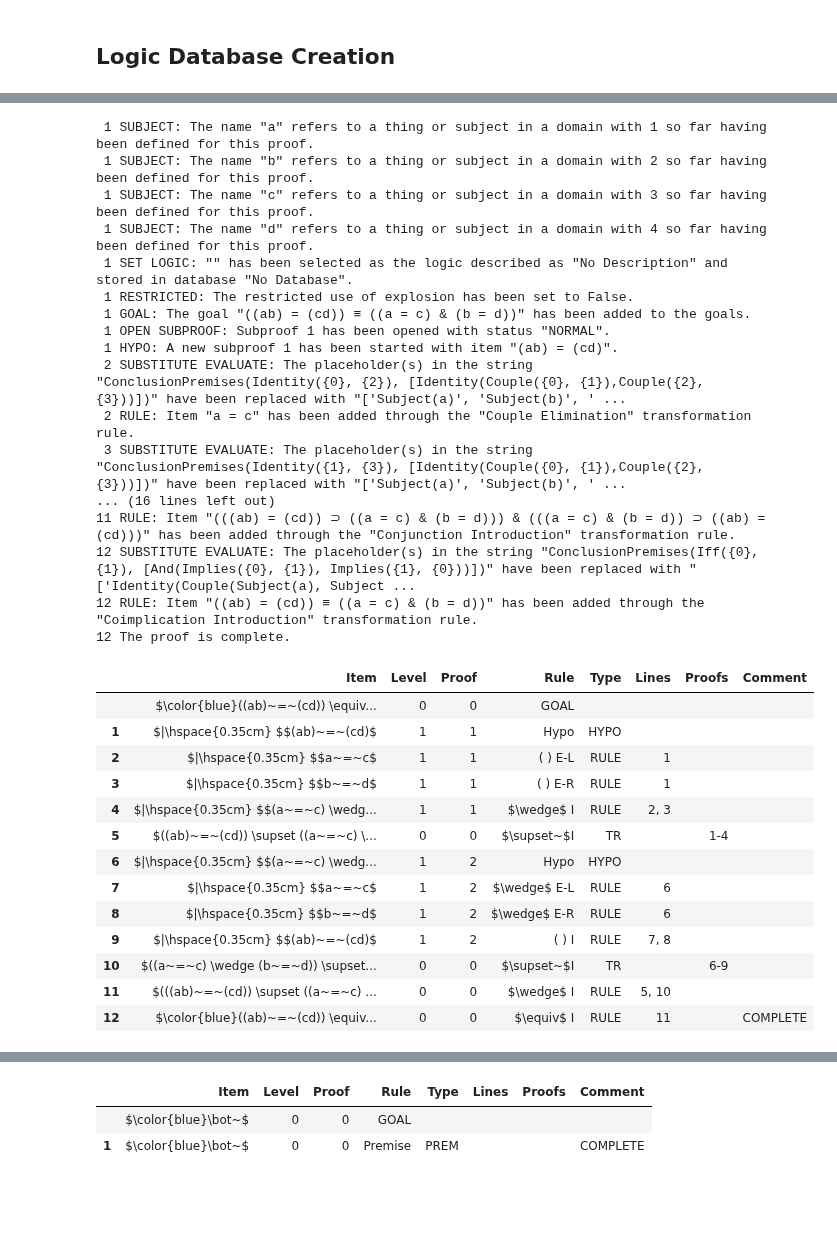
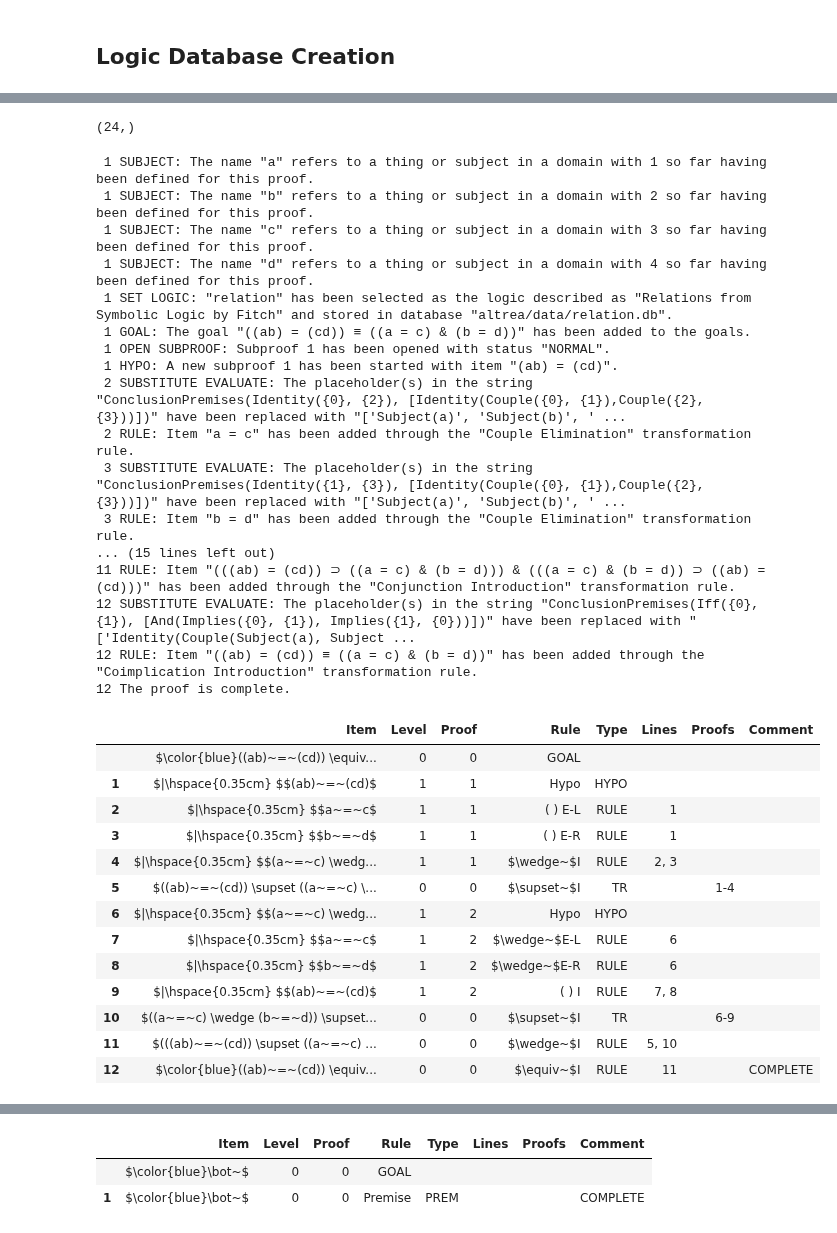
Before and after one commit to FrankHubeny/AltRea, a Jupyter notebook: relation.ipynb, the cells around one changed output, grey strips where cells are left out. Saved outputs shown, nothing was run; the diff lists cells and outputs as text; code cells hidden in the pictures; blank space fills up the shorter version.

```diff
--- a/relation.ipynb
+++ b/relation.ipynb
@@ -17,19 +36,14 @@ logic = 'relation'
 predicates = [
 ]
 connectives = [
-    (logic, 'And', 'Conjunction'),
-    (logic, 'Or', 'Disjunction'),
-    (logic, 'Not', 'Negation'),
-    (logic, 'Implies', 'Implication'),
-    (logic, 'Iff', 'Coimplication'),
+    (logic, "and", "&", "\\wedge~", "Logical And"),
+    (logic, "or", "|", "\\vee~", "Logical Or"),
+    (logic, "implies", ">", "\\supset~", "Material Implication"),
+    (logic, "equiv", "≡", "\\equiv~", "Material Equivalence"),
 ]
 rules = [
-    (logic, 's coimp intro', 'ConclusionPremises(StrictIff({0}, {1}), [Necessary(Iff({0}, {1}))])', '$\\backsimeq~$I', 'Strict Coimplication Introduction'),
-    (logic, 's coimp elim', 'ConclusionPremises(Necessary(Iff({0}, {1})), [StrictIff({0}, {1})])', '$\\backsimeq~$E', 'Strict Coimplication Elimination'),
     (logic, 'coimp intro', 'ConclusionPremises(Iff({0}, {1}), [And(Implies({0}, {1}), Implies({1}, {0}))])', '$\\equiv~$I', 'Coimplication Introduction'),
     (logic, 'coimp elim', 'ConclusionPremises(And(Implies({0}, {1}), Implies({1}, {0})), [Iff({0}, {1})])', '$\\equiv~$E', 'Coimplication Elimination'),
-    (logic, 's imp intro', 'ConclusionPremises(StrictImplies({0}, {1}), [Necessary(Implies({0}, {1}))])', '$\\prec~$I', 'Strict Implication Introduction'),
-    (logic, 's imp elim', 'ConclusionPremises(Necessary(Implies({0}, {1})), [StrictImplies({0}, {1})])', '$\\prec~$E', 'Strict Implication Elimination'),
     (logic, 'consistent intro', 'ConclusionPremises(ConsistentWith({0}, {1}), [Possibly(And({0}, {1}))])', '$\\circ~$I', 'Consistent With Introduction'),
     (logic, 'consistent elim', 'ConclusionPremises(Possibly(And({0}, {1})), [ConsistentWith({0}, {1})])', '$\\circ~$E', 'Consistent With Elimination'),
     (logic, 'imp elim', 'ConclusionPremises({1}, [{0}, Implies({0}, {1})])', '$\\supset~$E', 'Implication Elimination'),
@@ -47,6 +61,13 @@ rules = [
     (logic, "coup elim l", "ConclusionPremises(Identity({0}, {2}), [Identity(Couple({0}, {1}),Couple({2}, {3}))])", "( ) E-L", "Couple Elimination"),
     (logic, "coup elim r", "ConclusionPremises(Identity({1}, {3}), [Identity(Couple({0}, {1}),Couple({2}, {3}))])", "( ) E-R", "Couple Elimination"),
     (logic, "coup intro", "ConclusionPremises(Identity(Couple({0}, {2}), Couple({1}, {3})), [Identity({0},{1}), Identity({2},{3})])", "( ) I", "Couple Introduction"),
+    (logic, "ornot", "ConclusionPremises(Not(And({0}, {1})), [Or(Not({0}), Not({1}))])", "DM 1", "De Morgan Or-Not To Not-And",),
+    (logic, "notand", "ConclusionPremises(Or(Not({0}), Not({1})), [Not(And({0}, {1}))])", "DM 2", "De Morgan Not-And To Or-Not",),
+    (logic, "andnot", "ConclusionPremises(Not(Or({0}, {1})), [And(Not({0}), Not({1}))])", "DM 3", "De Morgan And-Not To Not-Or",),
+    (logic, "notor", "ConclusionPremises(Not(And({0}, {1})), [Or(Not({0}), Not({1}))])", "DM 4", "De Morgan Not-Or To And-Not",),
+    (logic, "and l", "ConclusionPremises({1}, [Relation({0}, {1}, {2})])", "$\\wedge~$E-L", "And Elimination Left",),
+    (logic, "and r", "ConclusionPremises({2}, [Relation({0}, {1}, {2})])", "$\\wedge~$E-R", "And Elimination Right",),
+    (logic, "and intro", "ConclusionPremises(Relation({0}, {1}, {2}), [{1}, {2}])", "$\\wedge~$I", "And Introduction",),
 ]
 definitions = [
 ]
@@ -58,3 +91,9 @@ altrea.data.addlogic(logic, logic, 'Relations from Symbolic Logic by Fitch', con
+# %%
+
+count = altrea.data.gethowmanyrules(logic)
+print(count)
+# %% [output]
+(24,)
 # %%
 # Exercise 1
 
@@ -67,7 +106,7 @@ a = p.subject("a")
 b = p.subject("b")
 c = p.subject("c")
 d = p.subject("d")
-p.setlogic()
+p.setlogic("relation")
 p.goal(Iff(Identity(Couple(a, b), Couple(c, d)), And(Identity(a, c), Identity(b, d))))
 p.opensubproof()
 p.hypothesis(p.item(0).left)
@@ -83,42 +122,42 @@ p.rule("conj elim l", [p.item(6).left, p.item(6).right], [6])
 p.rule("conj elim r", [p.item(6).left, p.item(6).right], [6])
 p.rule("coup intro", [a, c, b, d], [7, 8])
 p.closesubproof()
 p.implication_intro()
 
 p.rule("conj intro", [p.item(5), p.item(10)], [5, 10])
 p.rule("coimp intro", [p.item(5).left, p.item(5).right], [11])
 
 p.displaylog()
 display(p.thisproof())
 # %% [output]
  1 SUBJECT: The name "a" refers to a thing or subject in a domain with 1 so far having been defined for this proof.
  1 SUBJECT: The name "b" refers to a thing or subject in a domain with 2 so far having been defined for this proof.
  1 SUBJECT: The name "c" refers to a thing or subject in a domain with 3 so far having been defined for this proof.
  1 SUBJECT: The name "d" refers to a thing or subject in a domain with 4 so far having been defined for this proof.
- 1 SET LOGIC: "" has been selected as the logic described as "No Description" and stored in database "No Database".
- 1 RESTRICTED: The restricted use of explosion has been set to False.
+ 1 SET LOGIC: "relation" has been selected as the logic described as "Relations from Symbolic Logic by Fitch" and stored in database "altrea/data/relation.db".
  1 GOAL: The goal "((ab) = (cd)) ≡ ((a = c) & (b = d))" has been added to the goals.
  1 OPEN SUBPROOF: Subproof 1 has been opened with status "NORMAL".
  1 HYPO: A new subproof 1 has been started with item "(ab) = (cd)".
  2 SUBSTITUTE EVALUATE: The placeholder(s) in the string "ConclusionPremises(Identity({0}, {2}), [Identity(Couple({0}, {1}),Couple({2}, {3}))])" have been replaced with "['Subject(a)', 'Subject(b)', ' ...
  2 RULE: Item "a = c" has been added through the "Couple Elimination" transformation rule.
  3 SUBSTITUTE EVALUATE: The placeholder(s) in the string "ConclusionPremises(Identity({1}, {3}), [Identity(Couple({0}, {1}),Couple({2}, {3}))])" have been replaced with "['Subject(a)', 'Subject(b)', ' ...
-... (16 lines left out)
+ 3 RULE: Item "b = d" has been added through the "Couple Elimination" transformation rule.
+... (15 lines left out)
 11 RULE: Item "(((ab) = (cd)) ⊃ ((a = c) & (b = d))) & (((a = c) & (b = d)) ⊃ ((ab) = (cd)))" has been added through the "Conjunction Introduction" transformation rule.
 12 SUBSTITUTE EVALUATE: The placeholder(s) in the string "ConclusionPremises(Iff({0}, {1}), [And(Implies({0}, {1}), Implies({1}, {0}))])" have been replaced with "['Identity(Couple(Subject(a), Subject ...
 12 RULE: Item "((ab) = (cd)) ≡ ((a = c) & (b = d))" has been added through the "Coimplication Introduction" transformation rule.
 12 The proof is complete.
 |  | Item | Level | Proof | Rule | Type | Lines | Proofs | Comment |
 |  | $\color{blue}((ab)~=~(cd)) \equiv... | 0 | 0 | GOAL |  |  |  |  |
 | 1 | $|\hspace{0.35cm} $$(ab)~=~(cd)$ | 1 | 1 | Hypo | HYPO |  |  |  |
 | 2 | $|\hspace{0.35cm} $$a~=~c$ | 1 | 1 | ( ) E-L | RULE | 1 |  |  |
 | 3 | $|\hspace{0.35cm} $$b~=~d$ | 1 | 1 | ( ) E-R | RULE | 1 |  |  |
-| 4 | $|\hspace{0.35cm} $$(a~=~c) \wedg... | 1 | 1 | $\wedge$ I | RULE | 2, 3 |  |  |
+| 4 | $|\hspace{0.35cm} $$(a~=~c) \wedg... | 1 | 1 | $\wedge~$I | RULE | 2, 3 |  |  |
 | 5 | $((ab)~=~(cd)) \supset ((a~=~c) \... | 0 | 0 | $\supset~$I | TR |  | 1-4 |  |
 | 6 | $|\hspace{0.35cm} $$(a~=~c) \wedg... | 1 | 2 | Hypo | HYPO |  |  |  |
-| 7 | $|\hspace{0.35cm} $$a~=~c$ | 1 | 2 | $\wedge$ E-L | RULE | 6 |  |  |
-| 8 | $|\hspace{0.35cm} $$b~=~d$ | 1 | 2 | $\wedge$ E-R | RULE | 6 |  |  |
+| 7 | $|\hspace{0.35cm} $$a~=~c$ | 1 | 2 | $\wedge~$E-L | RULE | 6 |  |  |
+| 8 | $|\hspace{0.35cm} $$b~=~d$ | 1 | 2 | $\wedge~$E-R | RULE | 6 |  |  |
 | 9 | $|\hspace{0.35cm} $$(ab)~=~(cd)$ | 1 | 2 | ( ) I | RULE | 7, 8 |  |  |
 | 10 | $((a~=~c) \wedge (b~=~d)) \supset... | 0 | 0 | $\supset~$I | TR |  | 6-9 |  |
-| 11 | $(((ab)~=~(cd)) \supset ((a~=~c) ... | 0 | 0 | $\wedge$ I | RULE | 5, 10 |  |  |
-| 12 | $\color{blue}((ab)~=~(cd)) \equiv... | 0 | 0 | $\equiv$ I | RULE | 11 |  | COMPLETE |
+| 11 | $(((ab)~=~(cd)) \supset ((a~=~c) ... | 0 | 0 | $\wedge~$I | RULE | 5, 10 |  |  |
+| 12 | $\color{blue}((ab)~=~(cd)) \equiv... | 0 | 0 | $\equiv~$I | RULE | 11 |  | COMPLETE |
```
Also changed, not shown: parts of 19 cells of this notebook, 5 other files.
